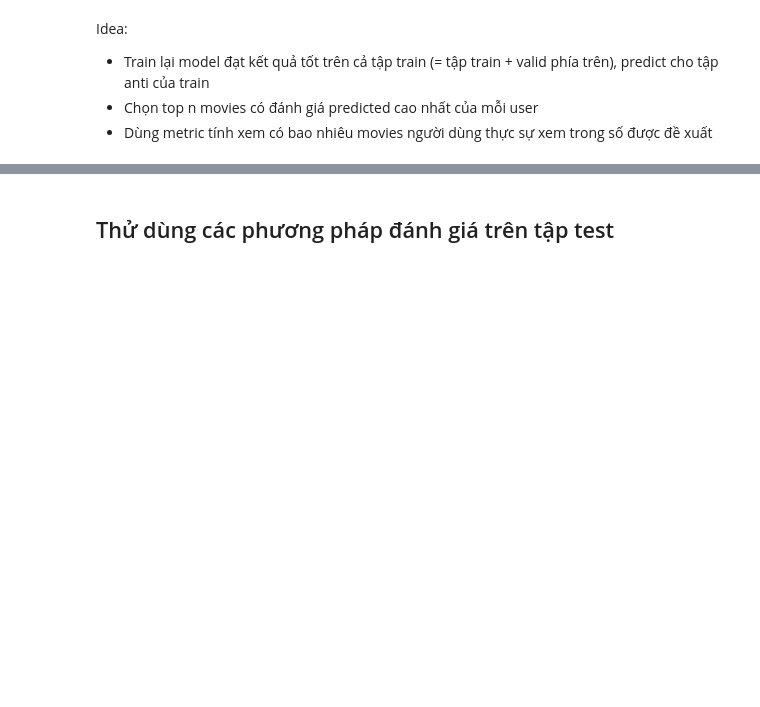
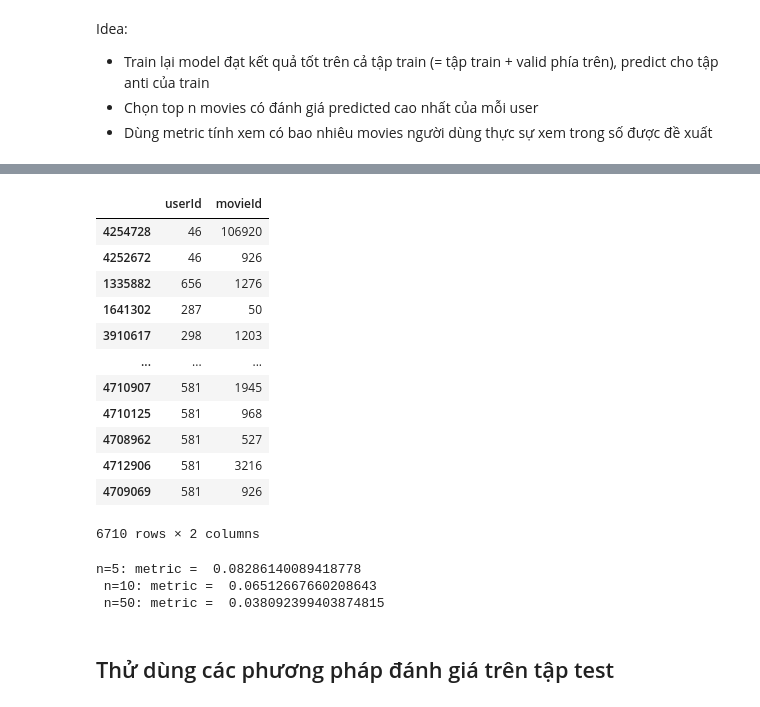
Before and after one commit to elodiezay02/movie-recommendation-system, a Jupyter notebook: src/notebooks/CBF.ipynb, the cells around one changed output, grey strips where cells are left out. Cells and saved outputs as stored; diff of their text form; code cells hidden in the pictures; blank space fills up the shorter version.

```diff
--- a/src/notebooks/CBF.ipynb
+++ b/src/notebooks/CBF.ipynb
@@ -342,7 +348,3 @@ anti_train = trainset.build_anti_testset()
-# %%
-model = SVD()
-model.fit(trainset)
-predictions = model.test(anti_train)
 # %%
 def top_n(predictions, n_predict):
     predict_df = pd.DataFrame(predictions).sort_values(by='est', ascending=False)
@@ -401,3 +469,36 @@ evaluate(top_n(predictions=predictions, n_predict=50), test_set)
+# %%
+def top_n_combine(predictions_df, n_predict):
+    predict_df = predictions_df.sort_values(by='pred_rating', ascending=False)
+    top_n = predict_df.groupby('userId', sort=False).head(n_predict)
+    top_n = top_n[['userId', 'movieId']]
+
+    return top_n
+# %%
+top_n_combine(df, n_predict=10)
+# %% [output]
+|  | userId | movieId |
+| 4254728 | 46 | 106920 |
+| 4252672 | 46 | 926 |
+| 1335882 | 656 | 1276 |
+| 1641302 | 287 | 50 |
+| 3910617 | 298 | 1203 |
+| ... | ... | ... |
+| 4710907 | 581 | 1945 |
+| 4710125 | 581 | 968 |
+| 4708962 | 581 | 527 |
+| 4712906 | 581 | 3216 |
+| 4709069 | 581 | 926 |
+6710 rows × 2 columns
+# %%
+# Combine
+
+print('n=5: metric = ', evaluate(top_n_combine(df, n_predict=5), test_set),
+'\n n=10: metric = ', evaluate(top_n_combine(df, n_predict=10), test_set),
+'\n n=50: metric = ', evaluate(top_n_combine(df, n_predict=50), test_set))
+# %% [output]
+n=5: metric =  0.08286140089418778
+ n=10: metric =  0.06512667660208643
+ n=50: metric =  0.038092399403874815
 # %% [markdown]
 ## Thử dùng các phương pháp đánh giá trên tập test
 # %%
```
Also changed, not shown: parts of 27 cells of this notebook, 1 other file.
